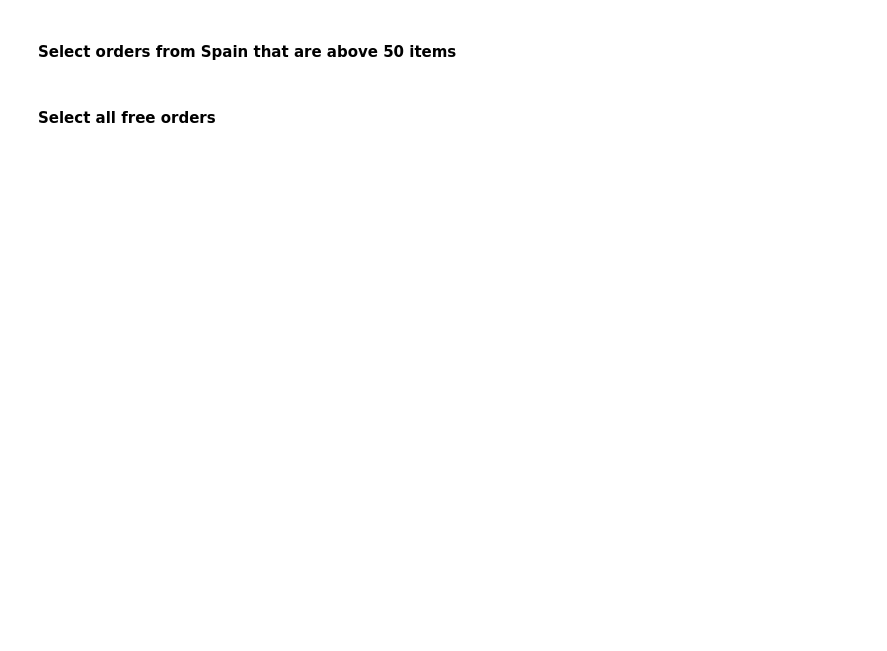
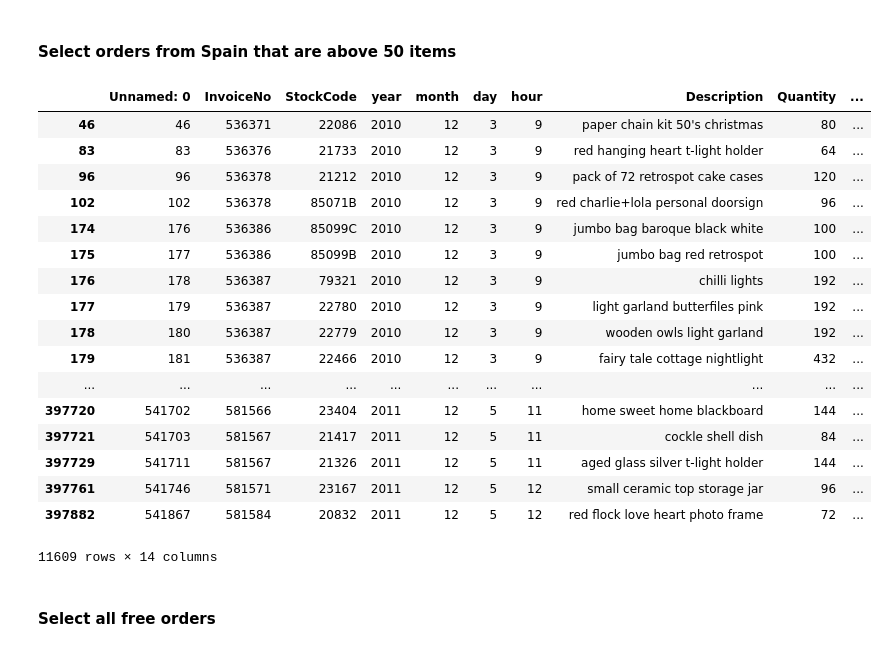
Before and after one commit to luisferlc/datamex1019, a Jupyter notebook: module-2/lab-subsetting-and-descriptive-stats/your-code/main.ipynb, the cells around one changed output. Drawn from its saved outputs; the diff is of its cells as text; code cells hidden in the pictures; blank space fills up the shorter version.

```diff
--- a/module-2/lab-subsetting-and-descriptive-stats/your-code/main.ipynb
+++ b/module-2/lab-subsetting-and-descriptive-stats/your-code/main.ipynb
@@ -331,2 +395,23 @@ employee.groupby(['Department']).agg({'Years': ['min', 'mean','max'],'Salary': [
+# %%
+orders[orders.Quantity>50]
+# %% [output]
+|  | Unnamed: 0 | InvoiceNo | StockCode | year | month | day | hour | Description | Quantity | ... |
+| 46 | 46 | 536371 | 22086 | 2010 | 12 | 3 | 9 | paper chain kit 50's christmas | 80 | ... |
+| 83 | 83 | 536376 | 21733 | 2010 | 12 | 3 | 9 | red hanging heart t-light holder | 64 | ... |
+| 96 | 96 | 536378 | 21212 | 2010 | 12 | 3 | 9 | pack of 72 retrospot cake cases | 120 | ... |
+| 102 | 102 | 536378 | 85071B | 2010 | 12 | 3 | 9 | red charlie+lola personal doorsign | 96 | ... |
+| 174 | 176 | 536386 | 85099C | 2010 | 12 | 3 | 9 | jumbo bag baroque black white | 100 | ... |
+| 175 | 177 | 536386 | 85099B | 2010 | 12 | 3 | 9 | jumbo bag red retrospot | 100 | ... |
+| 176 | 178 | 536387 | 79321 | 2010 | 12 | 3 | 9 | chilli lights | 192 | ... |
+| 177 | 179 | 536387 | 22780 | 2010 | 12 | 3 | 9 | light garland butterfiles pink | 192 | ... |
+| 178 | 180 | 536387 | 22779 | 2010 | 12 | 3 | 9 | wooden owls light garland | 192 | ... |
+| 179 | 181 | 536387 | 22466 | 2010 | 12 | 3 | 9 | fairy tale cottage nightlight | 432 | ... |
+| ... | ... | ... | ... | ... | ... | ... | ... | ... | ... | ... |
+| 397720 | 541702 | 581566 | 23404 | 2011 | 12 | 5 | 11 | home sweet home blackboard | 144 | ... |
+| 397721 | 541703 | 581567 | 21417 | 2011 | 12 | 5 | 11 | cockle shell dish | 84 | ... |
+| 397729 | 541711 | 581567 | 21326 | 2011 | 12 | 5 | 11 | aged glass silver t-light holder | 144 | ... |
+| 397761 | 541746 | 581571 | 23167 | 2011 | 12 | 5 | 12 | small ceramic top storage jar | 96 | ... |
+| 397882 | 541867 | 581584 | 20832 | 2011 | 12 | 5 | 12 | red flock love heart photo frame | 72 | ... |
+11609 rows × 14 columns
 # %% [markdown]
 #### Select all free orders
```
Also changed, not shown: parts of 36 cells of this notebook.
